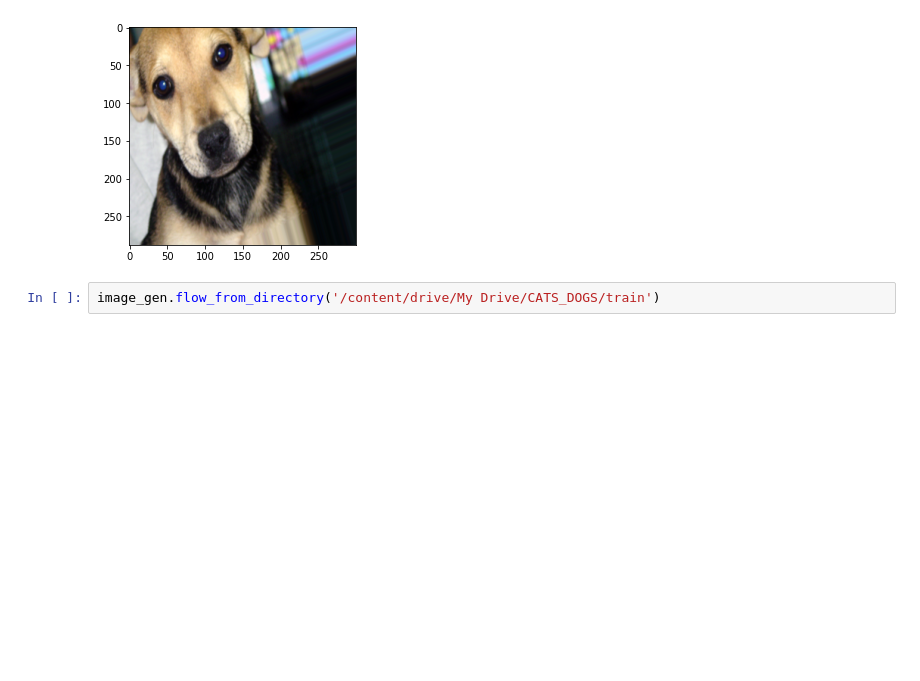
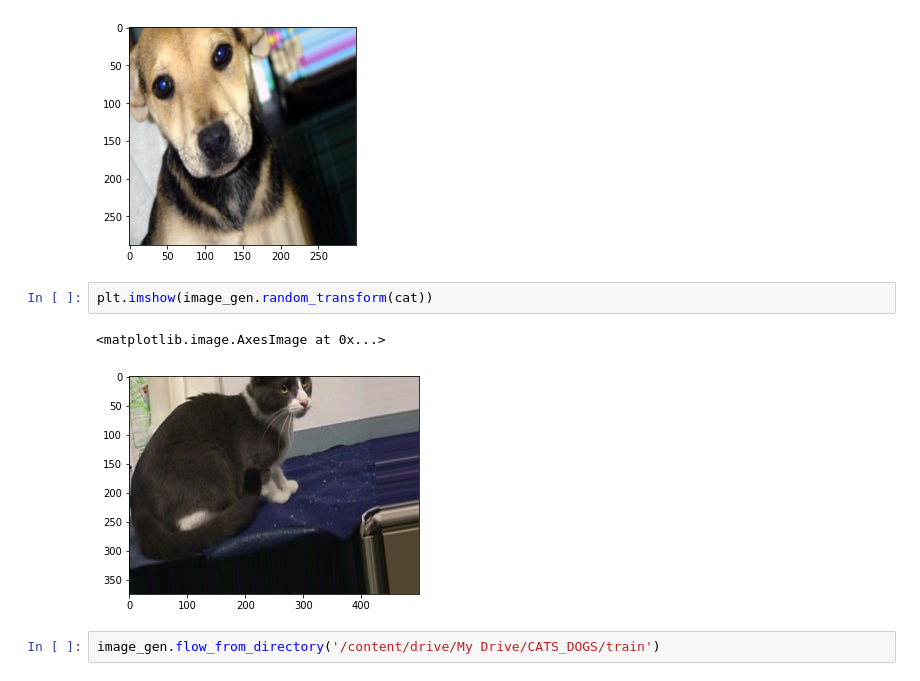
Before and after one commit to guptaa98/Kaggle-Notebooks, a Jupyter notebook: Dogs_vs_Cat_classification.ipynb, the cells around one changed output. Drawn from its saved outputs; the diff is of its cells as text; blank space fills up the shorter version.

```diff
--- a/Dogs_vs_Cat_classification.ipynb
+++ b/Dogs_vs_Cat_classification.ipynb
@@ -73,6 +73,11 @@ plt.imshow(image_gen.random_transform(dog))
 # %% [output]
 <matplotlib.image.AxesImage at 0x...>
 [figure]
+# %%
+plt.imshow(image_gen.random_transform(cat))
+# %% [output]
+<matplotlib.image.AxesImage at 0x...>
+[figure, added]
 # %%
 image_gen.flow_from_directory('/content/drive/My Drive/CATS_DOGS/train')
 # %% [output]
```
